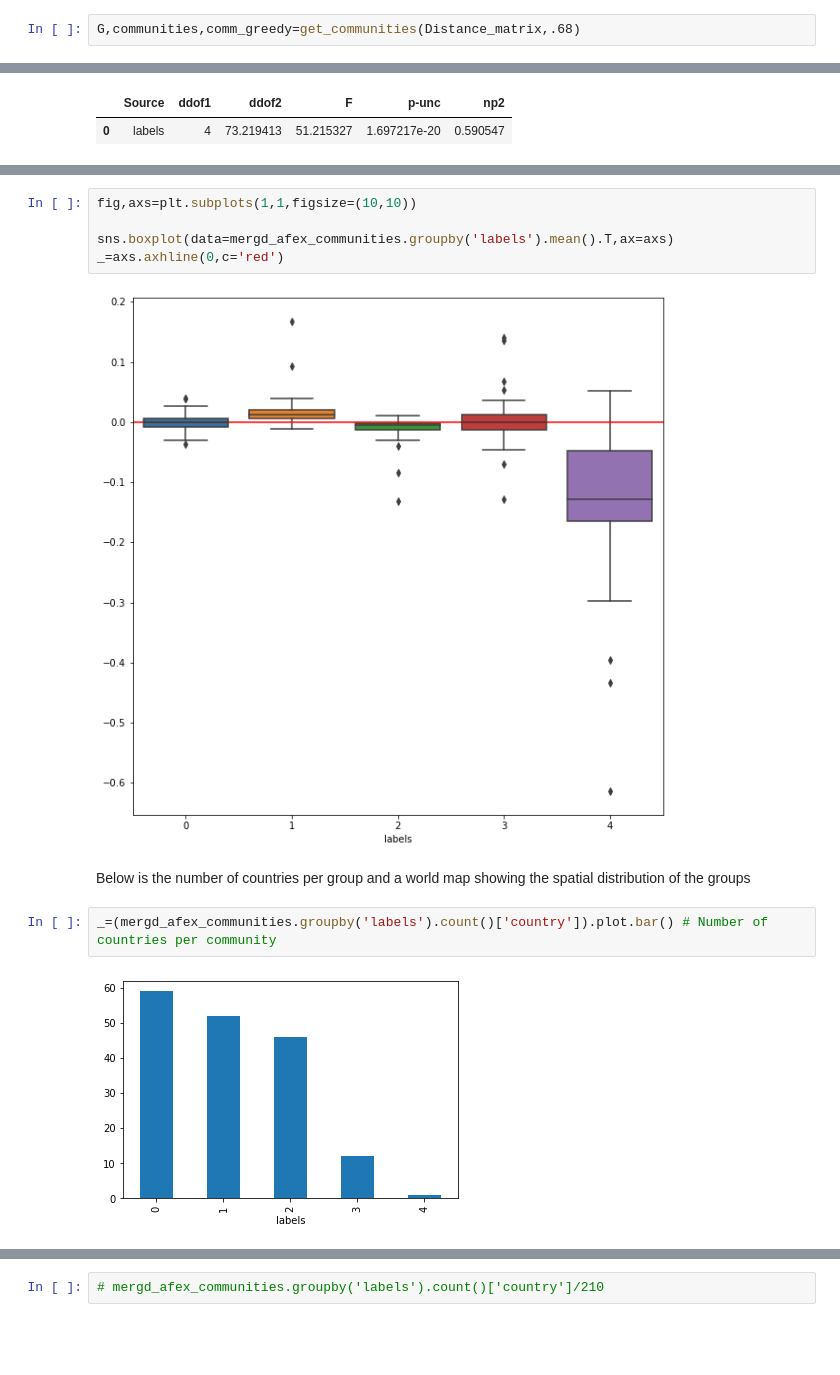
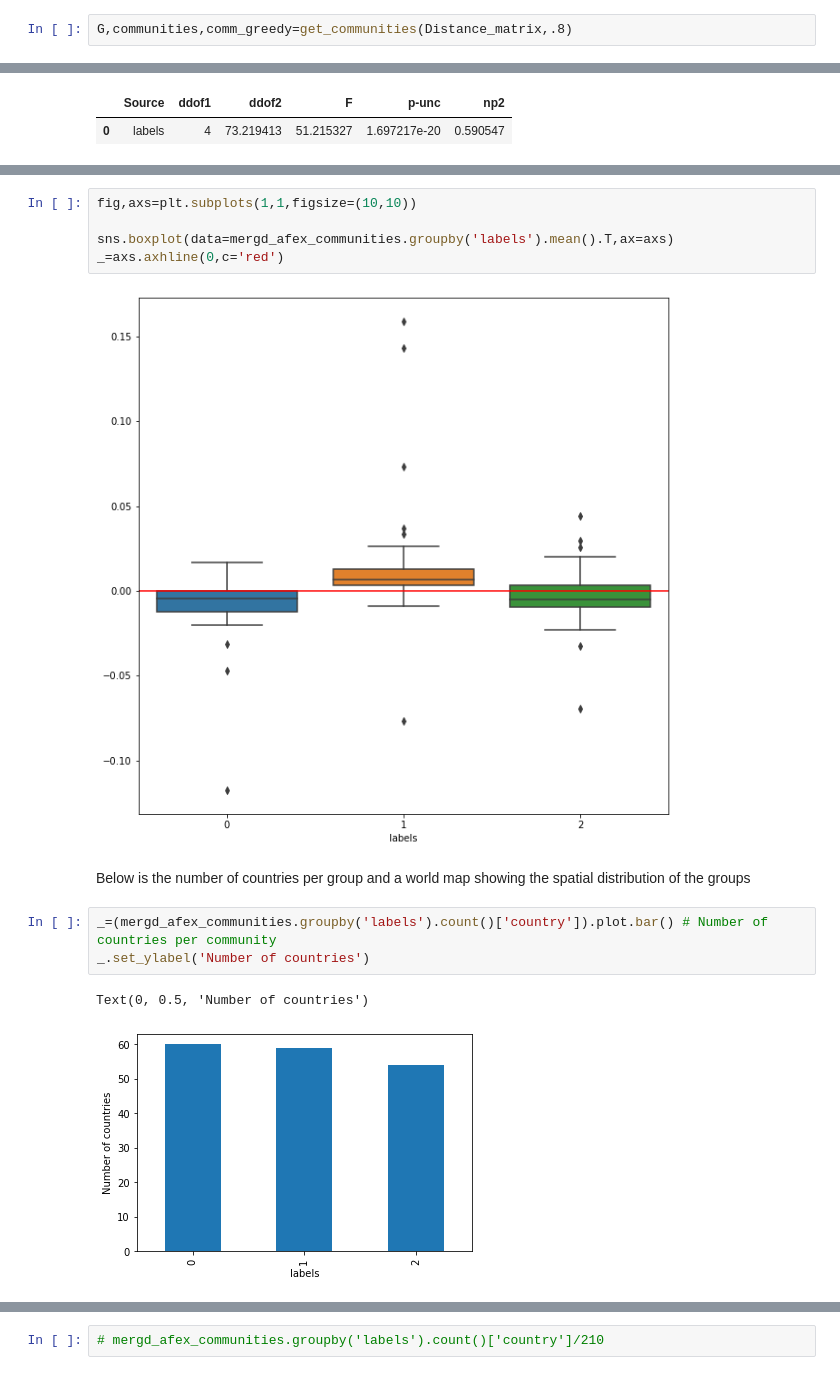
Before and after one commit to RogelioLozano/AOFFTN, a Jupyter notebook: Exploration_V3/network_based_TSclust.ipynb, the cells around one changed output, grey strips where cells are left out. Drawn from its saved outputs; the diff is of its cells as text; blank space fills up the shorter version.

```diff
--- a/Exploration_V3/network_based_TSclust.ipynb
+++ b/Exploration_V3/network_based_TSclust.ipynb
@@ -60,7 +60,7 @@ def get_communities(Distance_matrix,epsilon):
 # %% [markdown]
 ### .8 shows nice results, and .7 also
 # %%
-G,communities,comm_greedy=get_communities(Distance_matrix,.68)
+G,communities,comm_greedy=get_communities(Distance_matrix,.8)
 # %%
 print("AMI:",communities.adjusted_mutual_information(comm_greedy).score)
 # %% [output]
@@ -150,11 +155,13 @@ fig,axs=plt.subplots(1,1,figsize=(10,10))
 sns.boxplot(data=mergd_afex_communities.groupby('labels').mean().T,ax=axs)
 _=axs.axhline(0,c='red')
 # %% [output]
-[figure, old version]
+[figure, new version]
 # %% [markdown]
 Below is the number of countries per group and a world map showing the spatial distribution of the groups
 # %%
 _=(mergd_afex_communities.groupby('labels').count()['country']).plot.bar() # Number of countries per community
+_.set_ylabel('Number of countries')
 # %% [output]
+Text(0, 0.5, 'Number of countries')
-[figure, old version]
+[figure, new version]
 # %%
```
Also changed, not shown: parts of 15 cells of this notebook, 1 other file.
